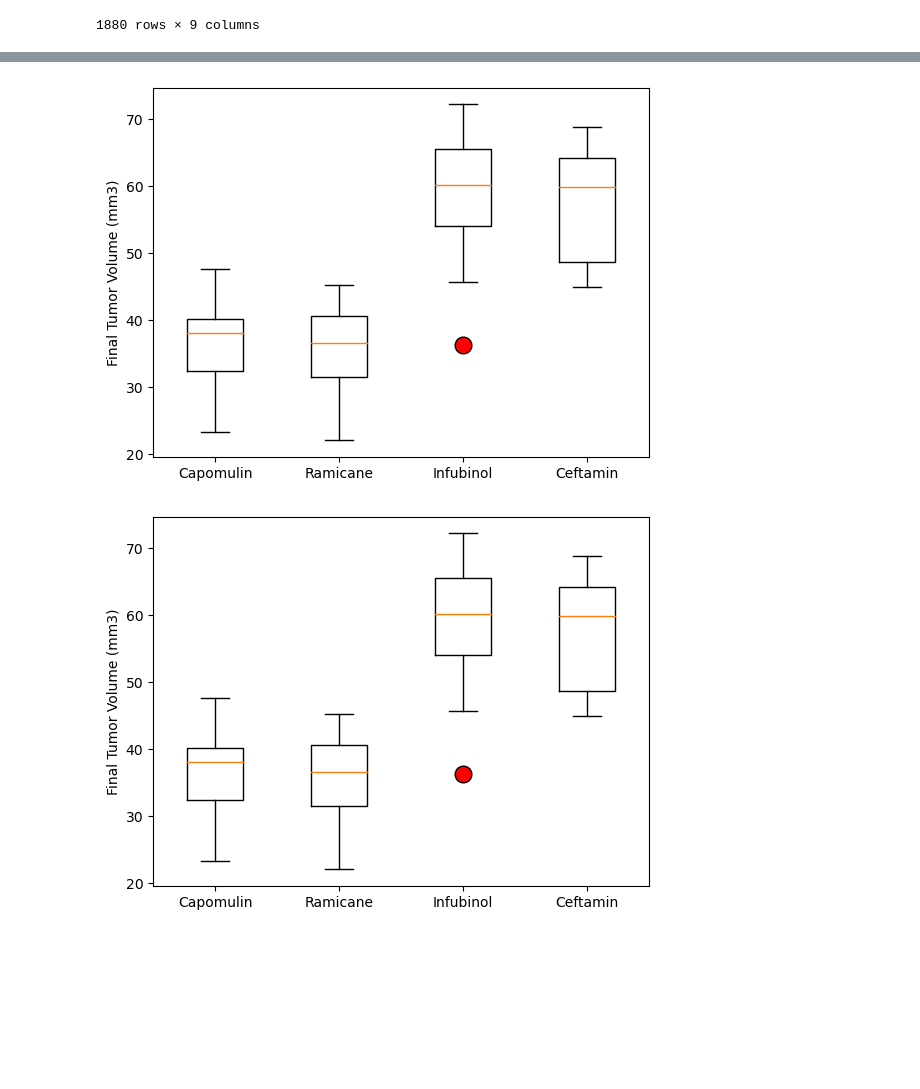
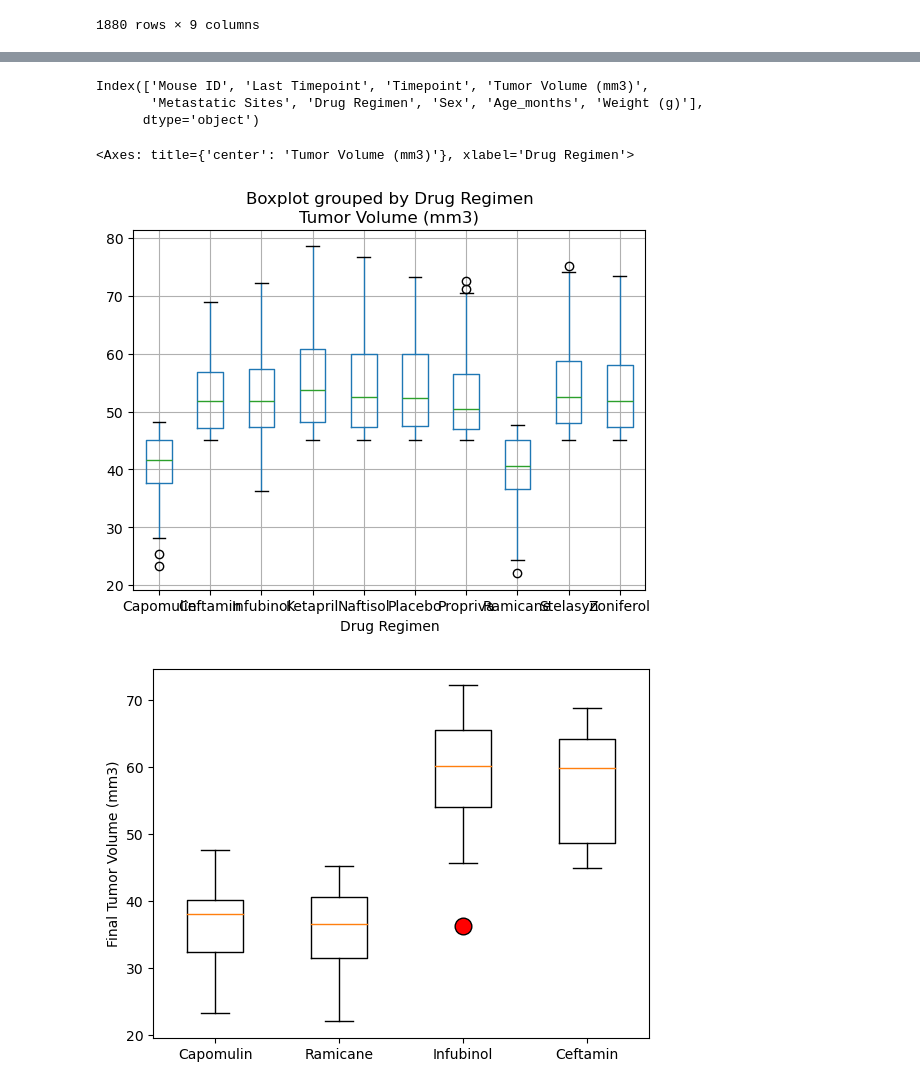
Before and after one commit to reikanger/pymaceuticals, a Jupyter notebook: Pymaceuticals/pymaceuticals.ipynb, the cells around one changed output, grey strips where cells are left out. Drawn from its saved outputs; the diff is of its cells as text; code cells hidden in the pictures; blank space fills up the shorter version.

```diff
--- a/Pymaceuticals/pymaceuticals.ipynb
+++ b/Pymaceuticals/pymaceuticals.ipynb
@@ -6,11 +13,4 @@
 # %%
-# Dependencies and Setup
-import matplotlib.pyplot as plt
-import pandas as pd
-import numpy as np
-import scipy.stats as st
-from pathlib import Path
-
 # Study data files
 mouse_metadata_path = Path("data", "Mouse_metadata.csv")
 study_results_path = Path("data", "Study_results.csv")
@@ -20,10 +20,10 @@ mouse_metadata = pd.read_csv(mouse_metadata_path)
 study_results = pd.read_csv(study_results_path)
 
 # Combine the data into a single DataFrame
-df = pd.merge(study_results, mouse_metadata, how="left", on=["Mouse ID", "Mouse ID"])
+mouse_study_df = pd.merge(study_results, mouse_metadata, how="left", on=["Mouse ID", "Mouse ID"])
 
 # Display the data table for preview
-df.head()
+mouse_study_df.head()
 # %% [output]
 |  | Mouse ID | Timepoint | Tumor Volume (mm3) | Metastatic Sites | Drug Regimen | Sex | Age_months | ... |
 | 0 | b128 | 0 | 45.0 | 0 | Capomulin | Female | 9 | ... |
@@ -70,7 +70,7 @@ df[df['Mouse ID'].str.fullmatch('g989')]
 | 1592 | g989 | 35 | 62.570880 | 2 | Propriva | Female | 21 | ... |
 # %%
 # Create a clean DataFrame by dropping the duplicate mouse by its ID.
-clean_df = df.loc[~df['Mouse ID'].str.fullmatch('g989')]
+clean_df = mouse_study_df.loc[~mouse_study_df['Mouse ID'].str.fullmatch('g989')]
 clean_df.head()
 # %% [output]
 |  | Mouse ID | Timepoint | Tumor Volume (mm3) | Metastatic Sites | Drug Regimen | Sex | Age_months | ... |
@@ -213,18 +185,13 @@ summary_table = pd.DataFrame({
 # Capomulin, Ramicane, Infubinol, and Ceftamin
 regimens = ["Capomulin", "Ramicane", "Infubinol", "Ceftamin"]
 regimen_group = clean_df.groupby(['Drug Regimen', 'Mouse ID'])
-regimen_group
 
 # Start by getting the last (greatest) timepoint for each mouse
 last_timepoint = regimen_group['Timepoint'].max()
-last_timepoint
-type(last_timepoint)
 
 # Merge this group df with the original DataFrame to get the tumor volume at the last timepoint
-tmp = pd.DataFrame({'Last Timepoint': last_timepoint})
-tmp
-merge_df = pd.merge(tmp, clean_df, on="Mouse ID", how="left")
-merge_df
+regimens_df = pd.merge(pd.DataFrame({'Last Timepoint': last_timepoint}), clean_df, on="Mouse ID", how="left")
+regimens_df
 # %% [output]
 |  | Mouse ID | Last Timepoint | Timepoint | Tumor Volume (mm3) | Metastatic Sites | Drug Regimen | Sex | ... |
 | 0 | b128 | 45 | 0 | 45.000000 | 0 | Capomulin | Female | ... |
@@ -315,7 +271,16 @@ Ceftamin's potential outliers: Series([], Name: Tumor Volume (mm3), dtype: float
+# %%
+regimens_df.columns
+# %% [output]
+Index(['Mouse ID', 'Last Timepoint', 'Timepoint', 'Tumor Volume (mm3)',
+       'Metastatic Sites', 'Drug Regimen', 'Sex', 'Age_months', 'Weight (g)'],
+      dtype='object')
 # %%
 # Generate a box plot that shows the distrubution of the tumor volume for each treatment group.
+
+regimens_df.boxplot(column=['Tumor Volume (mm3)'], by='Drug Regimen')
 # %% [output]
+<Axes: title={'center': 'Tumor Volume (mm3)'}, xlabel='Drug Regimen'>
-[figure, old version]
+[figure, new version]
 # %%
 # Generate a box plot that shows the distrubution of the tumor volume for each treatment group.
 # %% [output]
```
Also changed, not shown: parts of 20 cells of this notebook.
